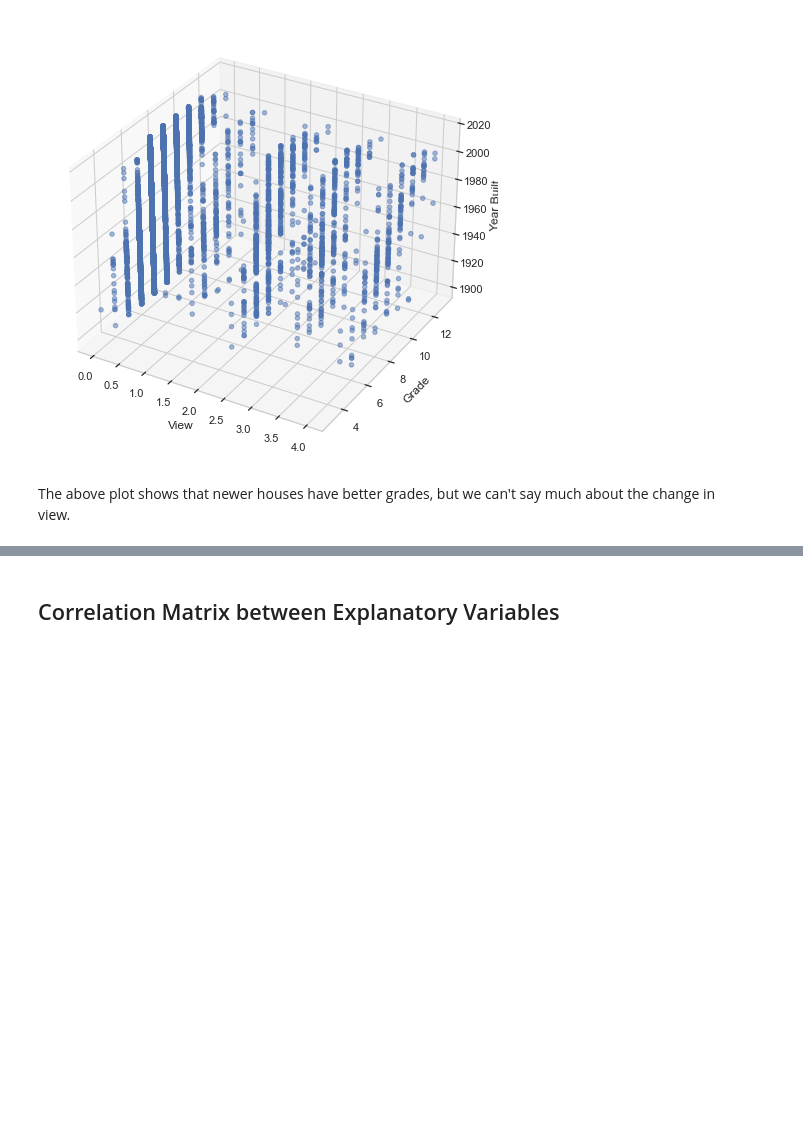
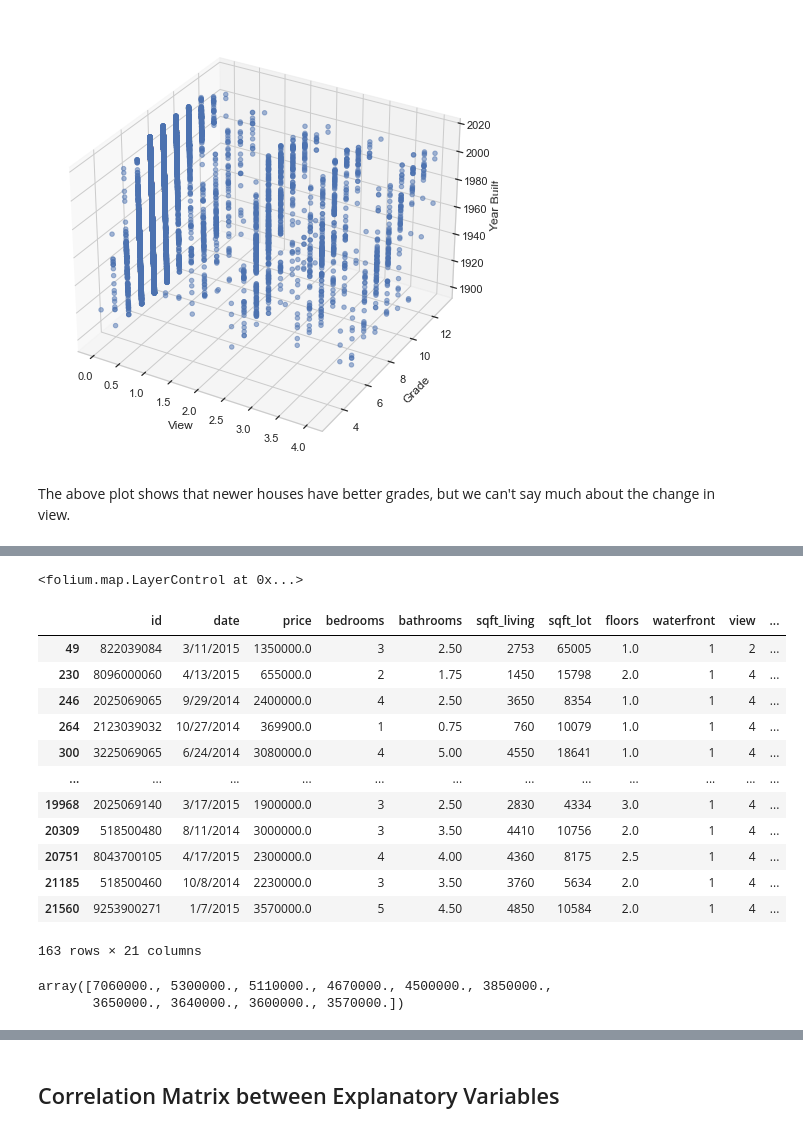
Before and after one commit to mchhour31/Refactored_Py_DS_ML_Bootcamp-master, a Jupyter notebook: TensorFlow_FILES/ANNs/tf_keras_regression.ipynb, the cells around one changed output, grey strips where cells are left out. Saved outputs shown, nothing was run; the diff lists cells and outputs as text; code cells hidden in the pictures; blank space fills up the shorter version.

```diff
--- a/TensorFlow_FILES/ANNs/tf_keras_regression.ipynb
+++ b/TensorFlow_FILES/ANNs/tf_keras_regression.ipynb
@@ -294,0 +337,45 @@ The above plot shows that newer houses have better grades, but we can't say much
+# %%
+df_waterfront = df[df.waterfront == 1]
+
+top_vals = df_waterfront.sort_values(by=['price'], ascending=False)[:10]
+
+waterfront_map = generateMap()
+
+color = 'blue'
+
+for i, n in df_waterfront.iterrows():
+    if n.price in top_vals.price.values:
+        color = 'red'
+        str_tool = f"Expensive Price: {n.price}"
+    else:
+        color = 'blue'
+        str_tool = f"Cheap Price: {n.price}"
+
+    folium.Marker([n.lat, n.long], icon=folium.Icon(color=color), tooltip=str_tool).add_to(waterfront_map)
+
+folium.TileLayer('cartodbpositron').add_to(waterfront_map)
+folium.TileLayer('stamentoner').add_to(waterfront_map)
+folium.LayerControl(collapsed=False).add_to(waterfront_map)
+# %% [output]
+<folium.map.LayerControl at 0x...>
+# %%
+df_waterfront
+# %% [output]
+|  | id | date | price | bedrooms | bathrooms | sqft_living | sqft_lot | floors | waterfront | view | ... |
+| 49 | 822039084 | 3/11/2015 | 1350000.0 | 3 | 2.50 | 2753 | 65005 | 1.0 | 1 | 2 | ... |
+| 230 | 8096000060 | 4/13/2015 | 655000.0 | 2 | 1.75 | 1450 | 15798 | 2.0 | 1 | 4 | ... |
+| 246 | 2025069065 | 9/29/2014 | 2400000.0 | 4 | 2.50 | 3650 | 8354 | 1.0 | 1 | 4 | ... |
+| 264 | 2123039032 | 10/27/2014 | 369900.0 | 1 | 0.75 | 760 | 10079 | 1.0 | 1 | 4 | ... |
+| 300 | 3225069065 | 6/24/2014 | 3080000.0 | 4 | 5.00 | 4550 | 18641 | 1.0 | 1 | 4 | ... |
+| ... | ... | ... | ... | ... | ... | ... | ... | ... | ... | ... | ... |
+| 19968 | 2025069140 | 3/17/2015 | 1900000.0 | 3 | 2.50 | 2830 | 4334 | 3.0 | 1 | 4 | ... |
+| 20309 | 518500480 | 8/11/2014 | 3000000.0 | 3 | 3.50 | 4410 | 10756 | 2.0 | 1 | 4 | ... |
+| 20751 | 8043700105 | 4/17/2015 | 2300000.0 | 4 | 4.00 | 4360 | 8175 | 2.5 | 1 | 4 | ... |
+| 21185 | 518500460 | 10/8/2014 | 2230000.0 | 3 | 3.50 | 3760 | 5634 | 2.0 | 1 | 4 | ... |
+| 21560 | 9253900271 | 1/7/2015 | 3570000.0 | 5 | 4.50 | 4850 | 10584 | 2.0 | 1 | 4 | ... |
+163 rows × 21 columns
+# %%
+top_vals.price.values
+# %% [output]
+array([7060000., 5300000., 5110000., 4670000., 4500000., 3850000.,
+       3650000., 3640000., 3600000., 3570000.])
```
Also changed, not shown: parts of 35 cells of this notebook.
